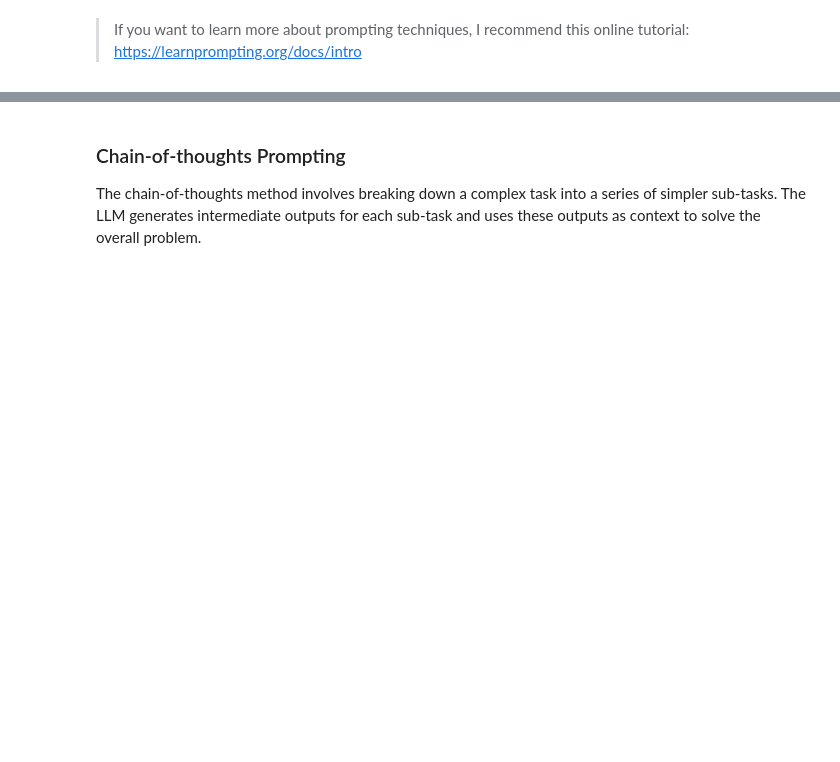
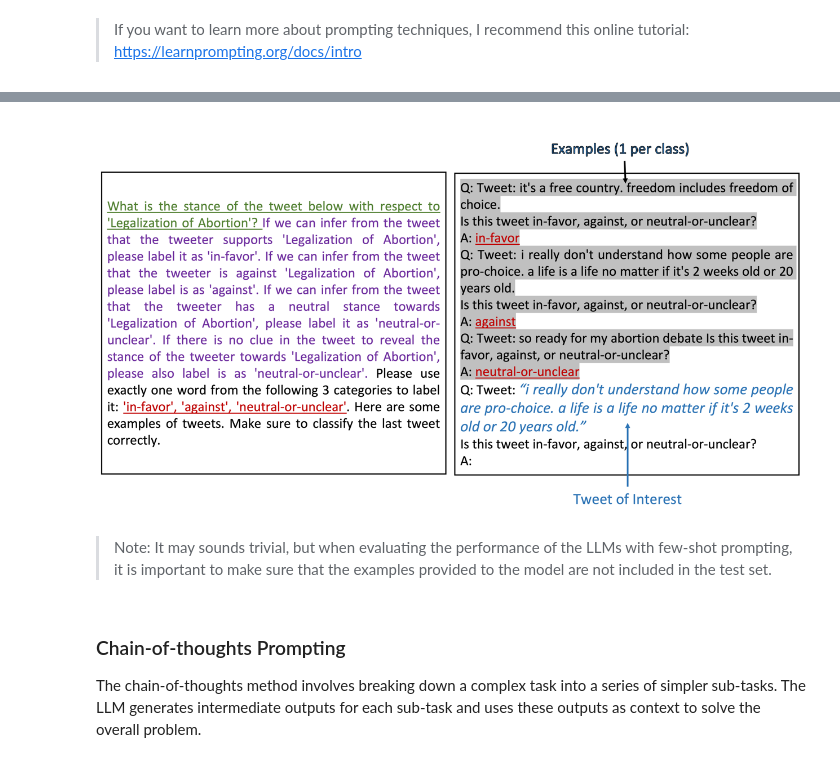
Before and after one commit to yunshiuan/prelim_stance_detection, a Jupyter notebook: llm-prompting_colab.ipynb, the cells around one changed output, grey strips where cells are left out. Saved outputs shown, nothing was run; the diff lists cells and outputs as text; code cells hidden in the pictures; blank space fills up the shorter version.

```diff
--- a/llm-prompting_colab.ipynb
+++ b/llm-prompting_colab.ipynb
@@ -229,3 +235,9 @@ The few-shot prompting technique involves providing the LLM with a small number
+# %%
+display_resized_image_in_notebook("prompt_few_shot.png",0.3)
+# %% [output]
+[figure, added]
+# %% [markdown]
+> Note: It may sounds trivial, but when evaluating the performance of the LLMs with few-shot prompting, it is important to make sure that the examples provided to the model are not included in the test set.
 # %% [markdown]
 
 ### Chain-of-thoughts Prompting
```
Also changed, not shown: parts of 7 cells of this notebook, 1 other file.
